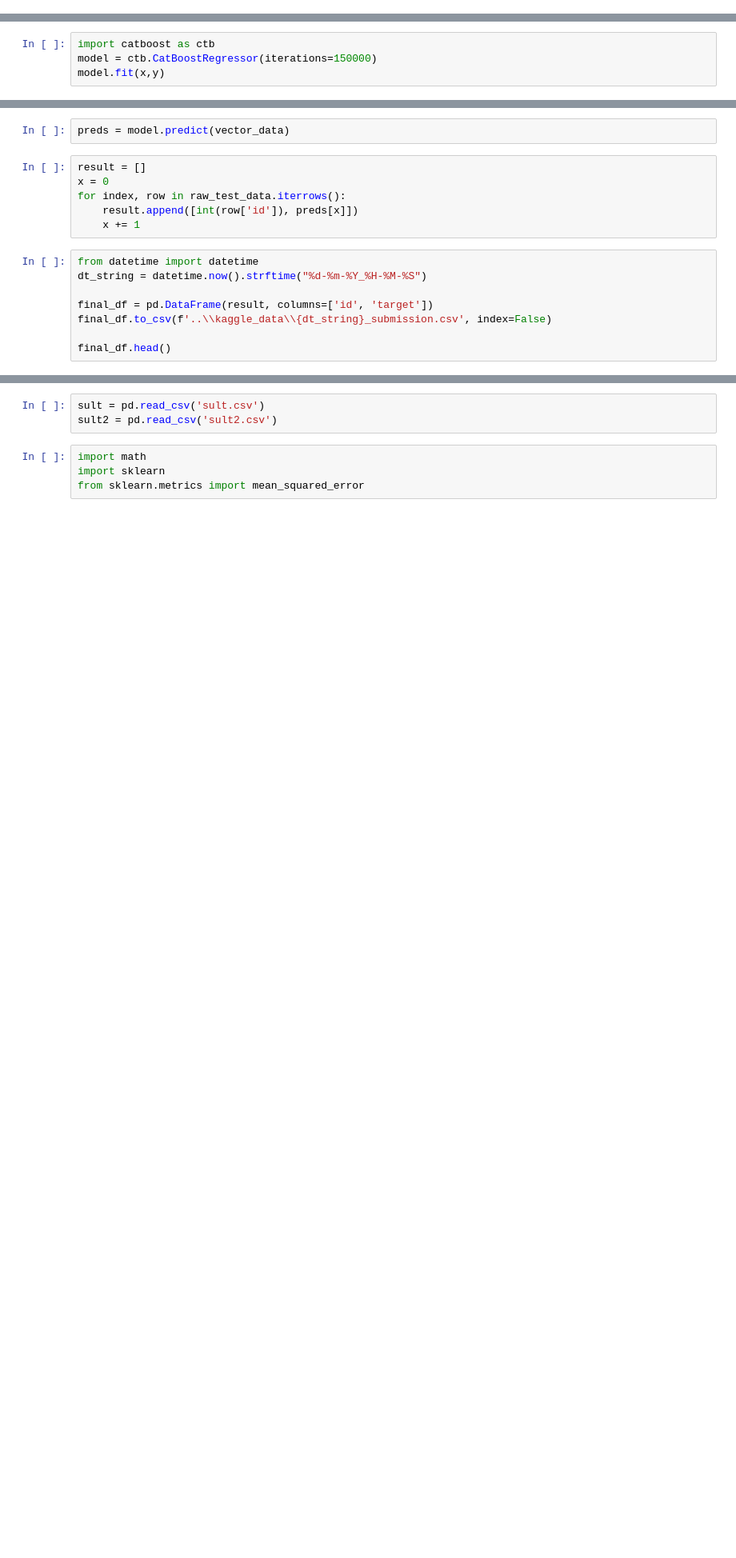
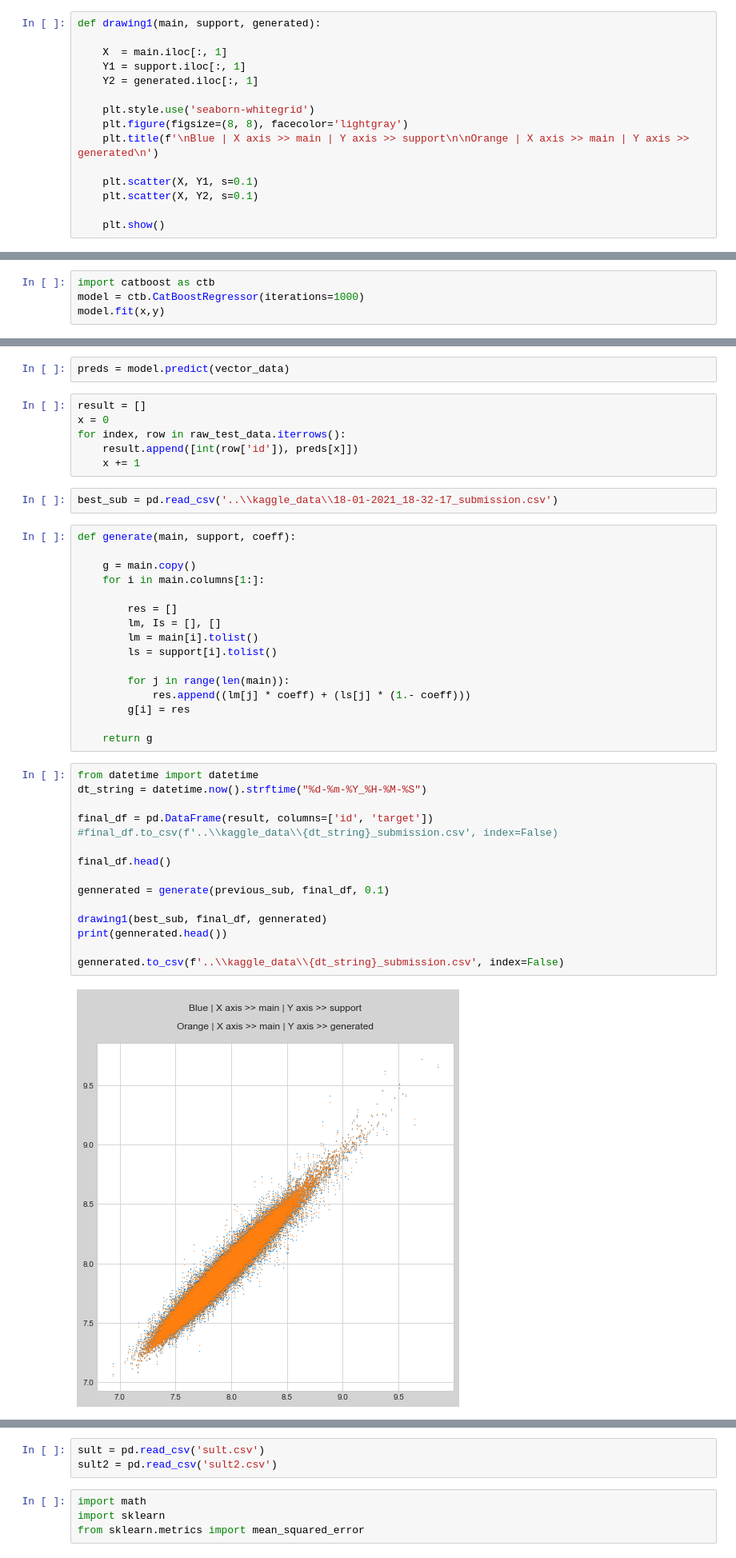
Before and after one commit to darkmatter2222/Kaggle_Tabular_Playground_Series-ML, a Jupyter notebook: Jan-2021/notebooks/CatBoostRegressor.ipynb, the cells around one changed output, grey strips where cells are left out. Shown: that part at 80% size. Cells and saved outputs as stored; diff of their text form; blank space fills up the shorter version.

```diff
--- a/Jan-2021/notebooks/CatBoostRegressor.ipynb
+++ b/Jan-2021/notebooks/CatBoostRegressor.ipynb
@@ -6,6 +6,21 @@ import numpy as np
 from scipy import stats
 import matplotlib.pyplot as plt
 import seaborn as sns
+# %%
+def drawing1(main, support, generated):
+
+    X  = main.iloc[:, 1]
+    Y1 = support.iloc[:, 1]
+    Y2 = generated.iloc[:, 1]
+
+    plt.style.use('seaborn-whitegrid')
+    plt.figure(figsize=(8, 8), facecolor='lightgray')
+    plt.title(f'\nBlue | X axis >> main | Y axis >> support\n\nOrange | X axis >> main | Y axis >> generated\n')
+
+    plt.scatter(X, Y1, s=0.1)
+    plt.scatter(X, Y2, s=0.1)
+
+    plt.show()
 # %%
 raw_train_data = pd.read_csv('..\\kaggle_data\\train.csv')
 raw_test_data = pd.read_csv('..\\kaggle_data\\test.csv')
@@ -71,5 +96,5 @@ x = included_entries.drop(["target","id"],axis=1)
 y = included_entries.target
 # %%
 import catboost as ctb
-model = ctb.CatBoostRegressor(iterations=150000)
+model = ctb.CatBoostRegressor(iterations=1000)
 model.fit(x,y)
@@ -86,11 +130,38 @@ x = 0
 for index, row in raw_test_data.iterrows():
     result.append([int(row['id']), preds[x]])
     x += 1
+# %%
+best_sub = pd.read_csv('..\\kaggle_data\\18-01-2021_18-32-17_submission.csv')
+# %%
+def generate(main, support, coeff):
+
+    g = main.copy()
+    for i in main.columns[1:]:
+
+        res = []
+        lm, Is = [], []
+        lm = main[i].tolist()
+        ls = support[i].tolist()
+
+        for j in range(len(main)):
+            res.append((lm[j] * coeff) + (ls[j] * (1.- coeff)))
+        g[i] = res
+
+    return g
 # %%
 from datetime import datetime
 dt_string = datetime.now().strftime("%d-%m-%Y_%H-%M-%S")
 
 final_df = pd.DataFrame(result, columns=['id', 'target'])
-final_df.to_csv(f'..\\kaggle_data\\{dt_string}_submission.csv', index=False)
+#final_df.to_csv(f'..\\kaggle_data\\{dt_string}_submission.csv', index=False)
 
 final_df.head()
+
+gennerated = generate(previous_sub, final_df, 0.1)
+
+drawing1(best_sub, final_df, gennerated)
+print(gennerated.head())
+
+gennerated.to_csv(f'..\\kaggle_data\\{dt_string}_submission.csv', index=False)
+# %% [output]
+[figure, added]
```
Also changed, not shown: parts of 7 cells of this notebook, 1 other file.
